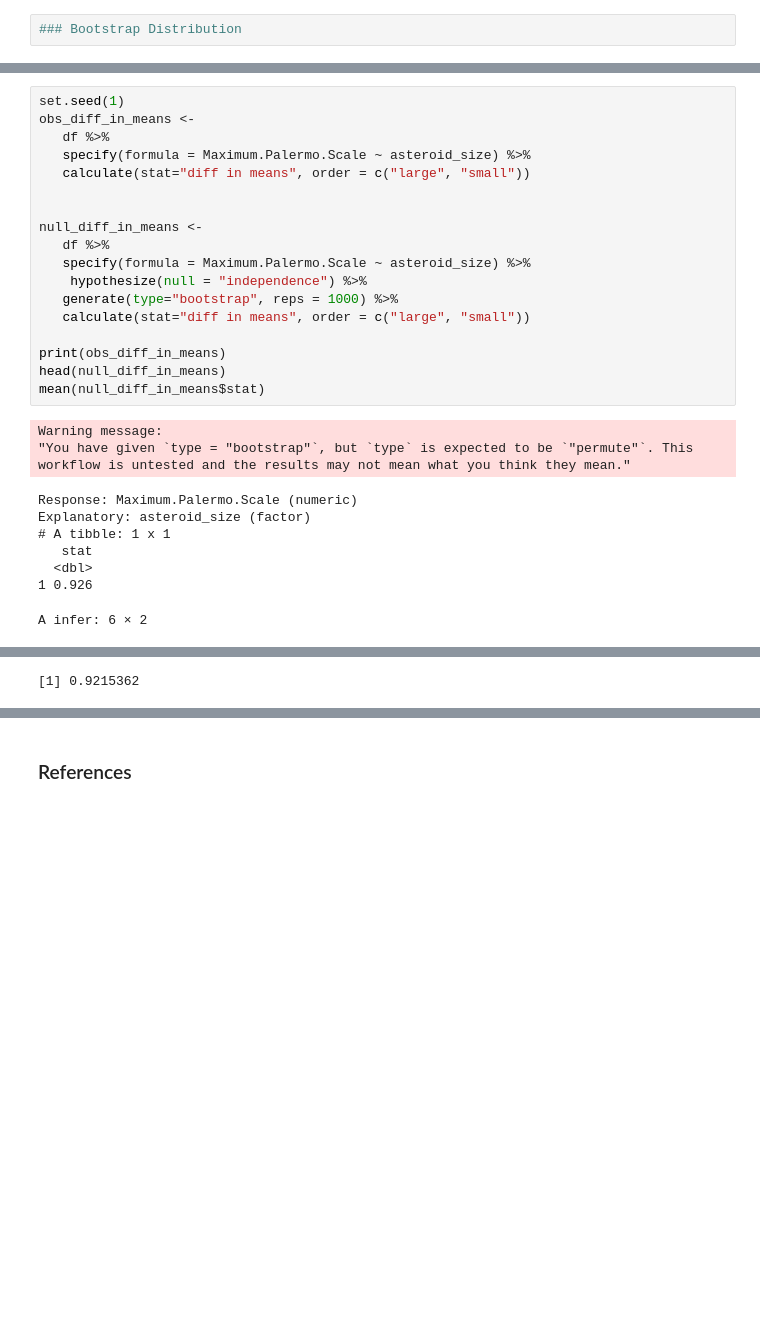
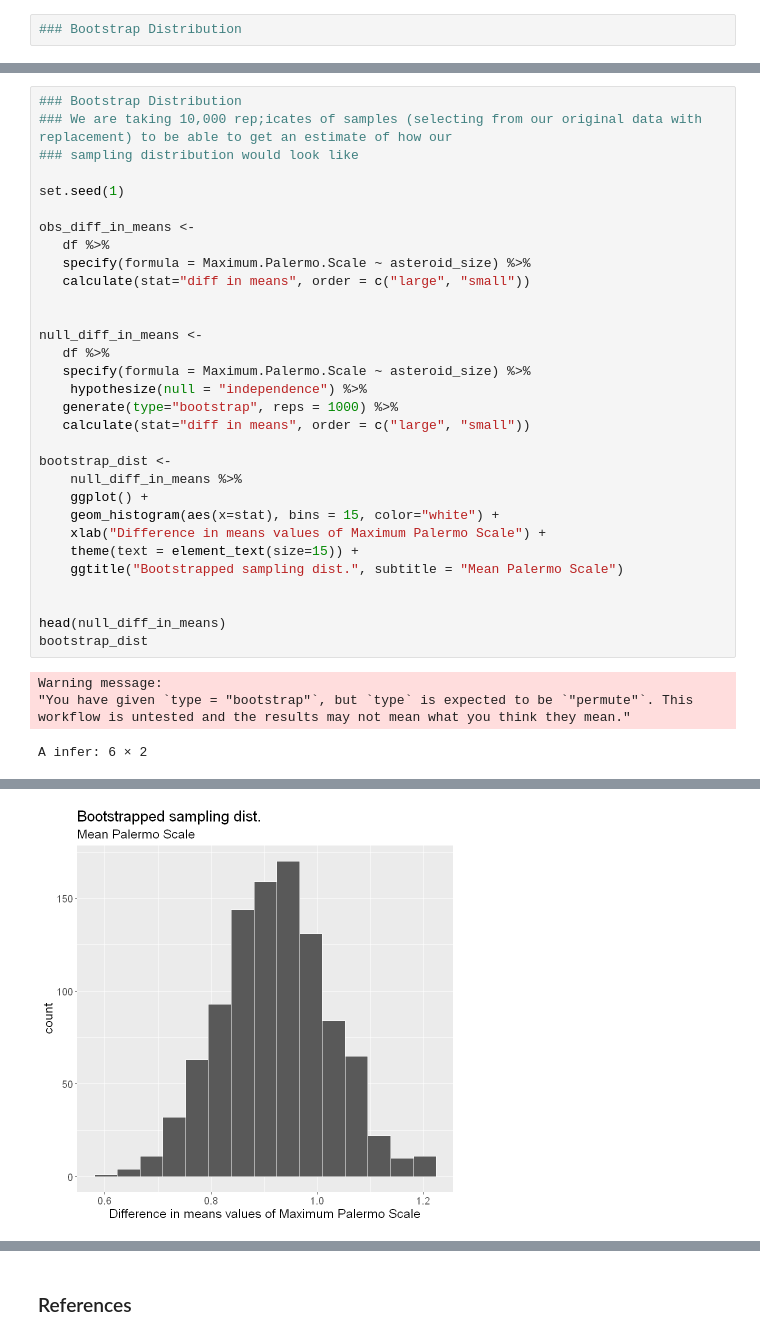
Before and after one commit to arulh/STAT-201-project, a Jupyter notebook: Asteroids.ipynb, the cells around one changed output, grey strips where cells are left out. Cells and saved outputs as stored; diff of their text form; blank space fills up the shorter version.

```diff
--- a/Asteroids.ipynb
+++ b/Asteroids.ipynb
@@ -206,37 +197,44 @@ A tibble: 1 × 2
 # %%
+### Bootstrap Distribution
+### We are taking 10,000 rep;icates of samples (selecting from our original data with replacement) to be able to get an estimate of how our
+### sampling distribution would look like
+
 set.seed(1)
+
 obs_diff_in_means <-
    df %>%
    specify(formula = Maximum.Palermo.Scale ~ asteroid_size) %>%
    calculate(stat="diff in means", order = c("large", "small"))
 
 
 null_diff_in_means <-
    df %>%
    specify(formula = Maximum.Palermo.Scale ~ asteroid_size) %>%
     hypothesize(null = "independence") %>%
    generate(type="bootstrap", reps = 1000) %>%
    calculate(stat="diff in means", order = c("large", "small"))
 
-print(obs_diff_in_means)
+bootstrap_dist <-
+    null_diff_in_means %>%
+    ggplot() +
+    geom_histogram(aes(x=stat), bins = 15, color="white") +
+    xlab("Difference in means values of Maximum Palermo Scale") +
+    theme(text = element_text(size=15)) +
+    ggtitle("Bootstrapped sampling dist.", subtitle = "Mean Palermo Scale")
+
+
 head(null_diff_in_means)
-mean(null_diff_in_means$stat)
+bootstrap_dist
 # %% [output]
 Warning message:
 "You have given `type = "bootstrap"`, but `type` is expected to be `"permute"`. This workflow is untested and the results may not mean what you think they mean."
-Response: Maximum.Palermo.Scale (numeric)
-Explanatory: asteroid_size (factor)
-# A tibble: 1 x 1
-   stat
-  <dbl>
-1 0.926
+A infer: 6 × 2
-A infer: 6 × 2
 | replicate | stat |
 | <int> | <dbl> |
 | 1 | 0.9746926 |
 | 2 | 0.8921599 |
 | 3 | 0.9296438 |
 | 4 | 0.8974665 |
 | 5 | 0.8761966 |
 | 6 | 1.1466677 |
-[1] 0.9215362
+[figure, added]
```
Also changed, not shown: parts of 34 cells of this notebook.
